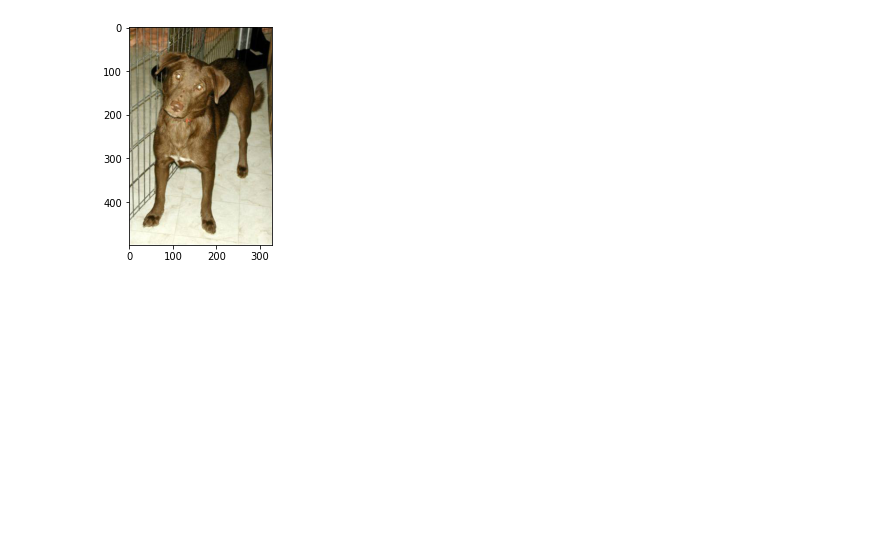
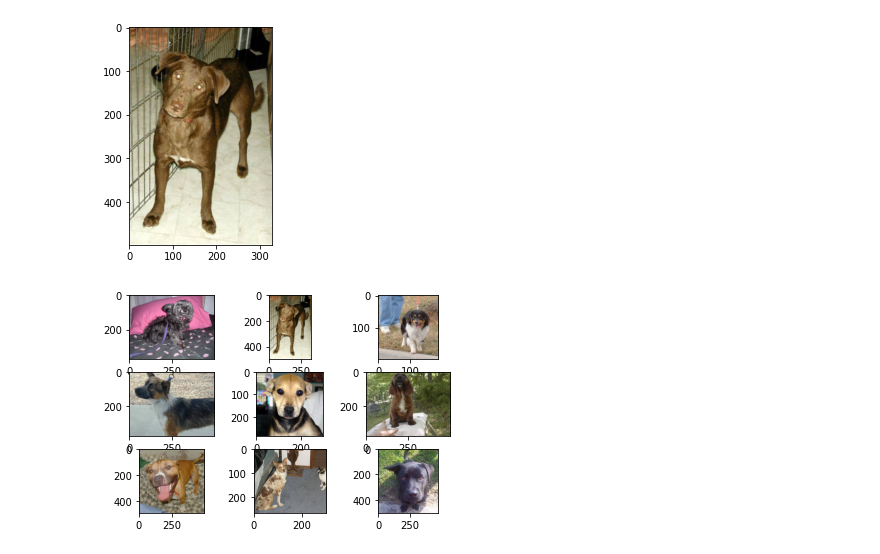
Before and after one commit to erinmcmahon26/Image-Recognizer, a Jupyter notebook: Image_Recognizer.ipynb, the cells around one changed output. Saved outputs shown, nothing was run; the diff lists cells and outputs as text; code cells hidden in the pictures; blank space fills up the shorter version.

Commit message:
first models

```diff
--- a/Image_Recognizer.ipynb
+++ b/Image_Recognizer.ipynb
@@ -33,3 +57,23 @@ plt.imshow(image)
 plt.show()
 # %% [output]
 [figure]
+# %%
+# plot dog photos from the dogs vs cats dataset
+from matplotlib import pyplot
+from matplotlib.image import imread
+# define location of dataset
+folder = 'train/'
+# plot first few images
+for i in range(9):
+	# define subplot
+	pyplot.subplot(330 + 1 + i)
+	# define filename
+	filename = folder + 'dog.' + str(i) + '.jpg'
+	# load image pixels
+	image = imread(filename)
+	# plot raw pixel data
+	pyplot.imshow(image)
+# show the figure
+pyplot.show()
+# %% [output]
+[figure, added]
```
Also changed, not shown: parts of 24 cells of this notebook.
